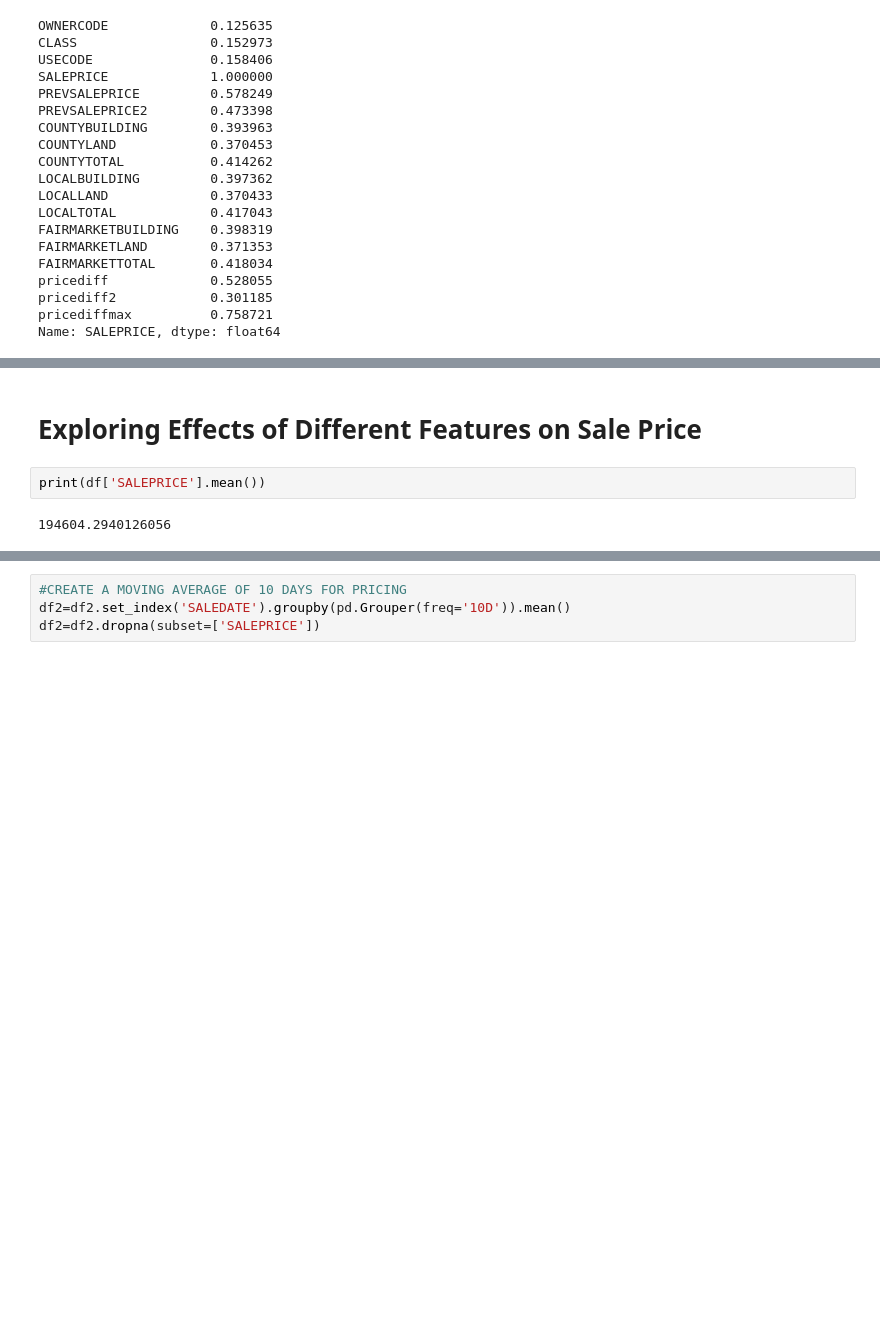
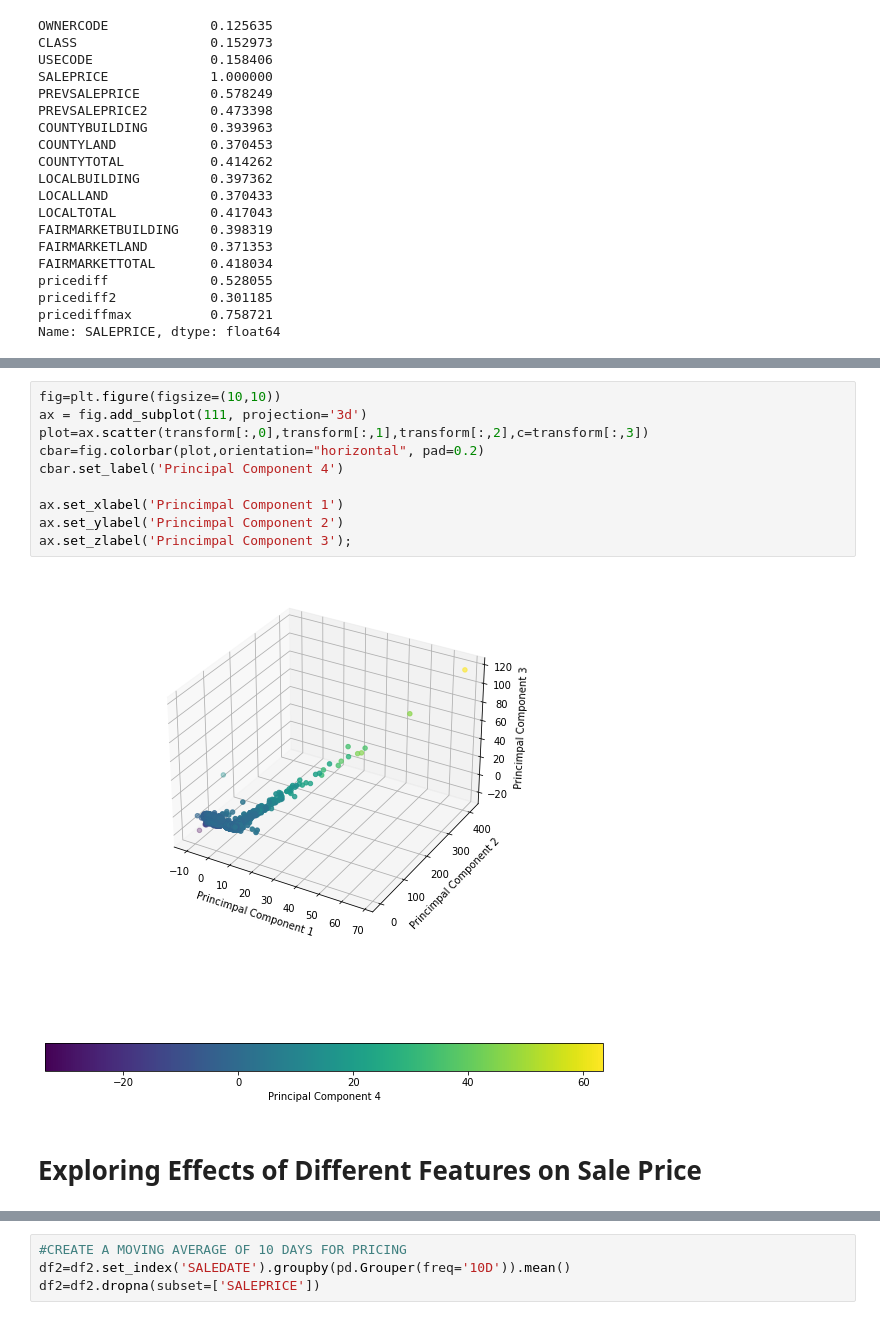
Before and after one commit to matheuscfernandes/fidelity-interview, a Jupyter notebook: 2-ExploratoryDataAnalysis.ipynb, the cells around one changed output, grey strips where cells are left out. Drawn from its saved outputs; the diff is of its cells as text; blank space fills up the shorter version.

```diff
--- a/2-ExploratoryDataAnalysis.ipynb
+++ b/2-ExploratoryDataAnalysis.ipynb
@@ -50,6 +110,14 @@ Name: SALEPRICE, dtype: float64
+# %%
+fig=plt.figure(figsize=(10,10))
+ax = fig.add_subplot(111, projection='3d')
+plot=ax.scatter(transform[:,0],transform[:,1],transform[:,2],c=transform[:,3])
+cbar=fig.colorbar(plot,orientation="horizontal", pad=0.2)
+cbar.set_label('Principal Component 4')
+
+ax.set_xlabel('Princimpal Component 1')
+ax.set_ylabel('Princimpal Component 2')
+ax.set_zlabel('Princimpal Component 3');
+# %% [output]
+[figure, added]
 # %% [markdown]
 # Exploring Effects of Different Features on Sale Price
-# %%
-print(df['SALEPRICE'].mean())
-# %% [output]
-194604.2940126056
```
Also changed, not shown: parts of 19 cells of this notebook, 2 other files.
